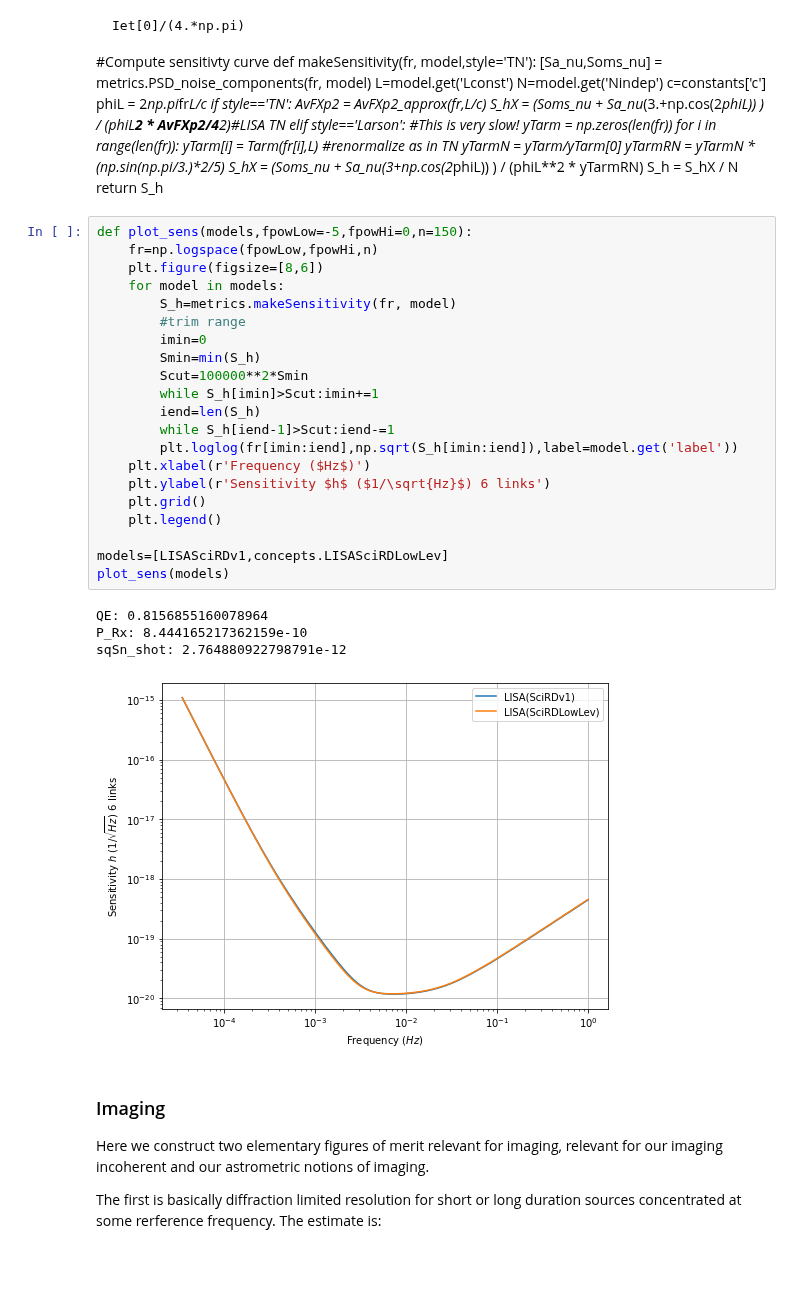
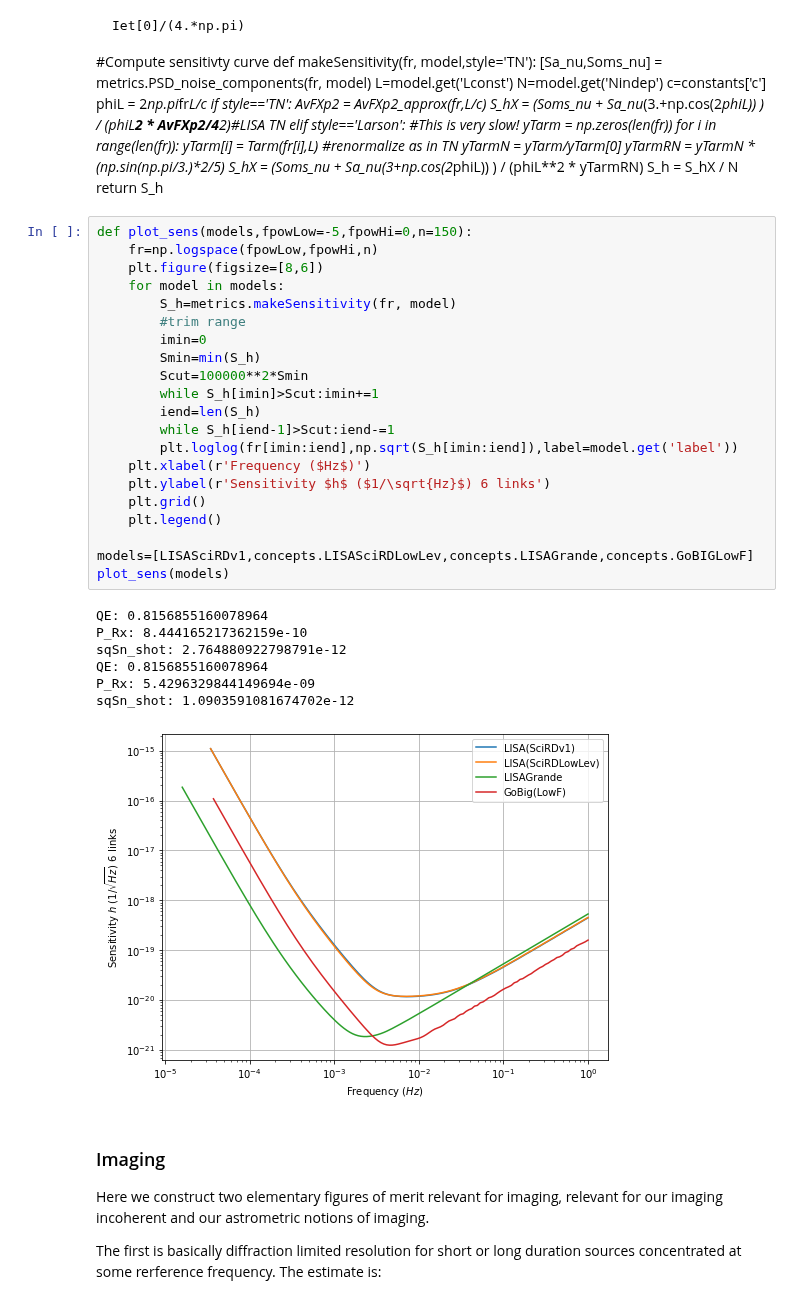
Before and after one commit to JohnGBaker/GWI-metrics, a Jupyter notebook: Notebooks/MetricsNotebook.ipynb, the cells around one changed output. Drawn from its saved outputs; the diff is of its cells as text; blank space fills up the shorter version.

```diff
--- a/Notebooks/MetricsNotebook.ipynb
+++ b/Notebooks/MetricsNotebook.ipynb
@@ -186,29 +186,32 @@ def makeSensitivity(fr, model,style='TN'):
 # %%
 def plot_sens(models,fpowLow=-5,fpowHi=0,n=150):
     fr=np.logspace(fpowLow,fpowHi,n)
     plt.figure(figsize=[8,6])
     for model in models:
         S_h=metrics.makeSensitivity(fr, model)
         #trim range
         imin=0
         Smin=min(S_h)
         Scut=100000**2*Smin
         while S_h[imin]>Scut:imin+=1
         iend=len(S_h)
         while S_h[iend-1]>Scut:iend-=1
         plt.loglog(fr[imin:iend],np.sqrt(S_h[imin:iend]),label=model.get('label'))
     plt.xlabel(r'Frequency ($Hz$)')
     plt.ylabel(r'Sensitivity $h$ ($1/\sqrt{Hz}$) 6 links')
     plt.grid()
     plt.legend()
 
-models=[LISASciRDv1,concepts.LISASciRDLowLev]
+models=[LISASciRDv1,concepts.LISASciRDLowLev,concepts.LISAGrande,concepts.GoBIGLowF]
 plot_sens(models)
 # %% [output]
 QE: 0.8156855160078964
 P_Rx: 8.444165217362159e-10
 sqSn_shot: 2.764880922798791e-12
+QE: 0.8156855160078964
+P_Rx: 5.4296329844149694e-09
+sqSn_shot: 1.0903591081674702e-12
-[figure, old version]
+[figure, new version]
 # %% [markdown]
 ### Imaging
 Here we construct two elementary figures of merit relevant for imaging, relevant for our imaging incoherent and our astrometric notions of imaging.
```
Also changed, not shown: parts of 1 cell of this notebook, 1 other file.
